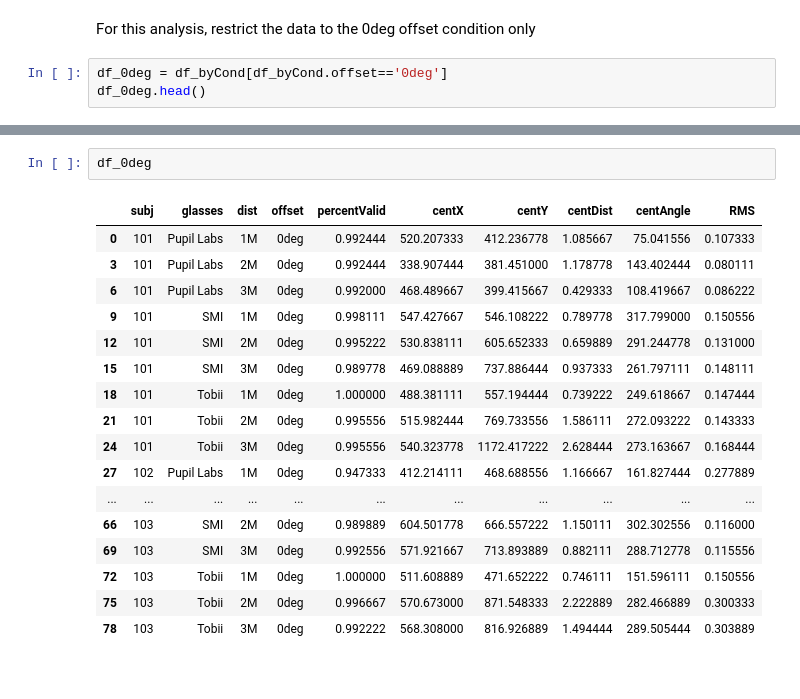
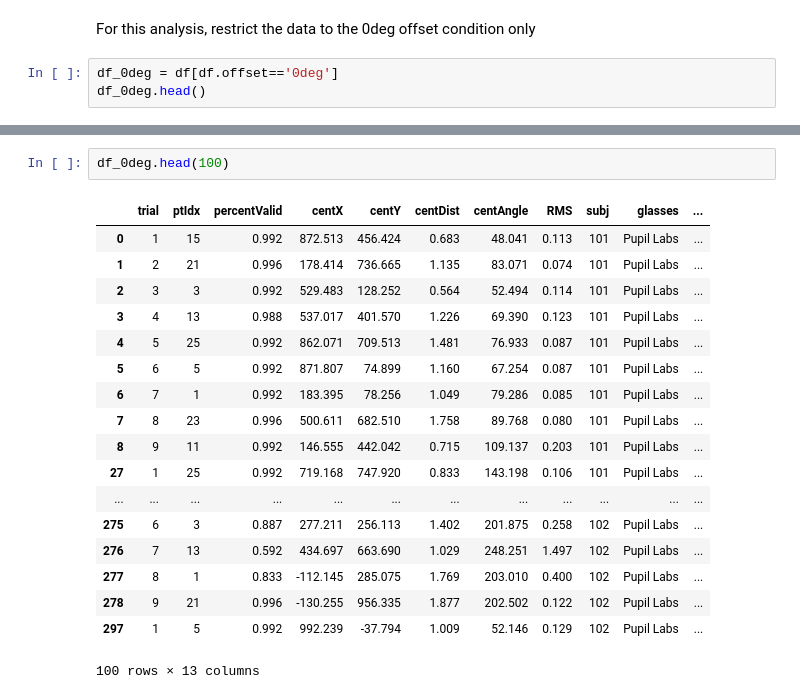
Before and after one commit to jeffmacinnes/glassesCalibration, a Jupyter notebook: analysis/calibrationAnalyses.ipynb, the cells around one changed output, grey strips where cells are left out. Cells and saved outputs as stored; diff of their text form.

```diff
--- a/analysis/calibrationAnalyses.ipynb
+++ b/analysis/calibrationAnalyses.ipynb
@@ -206,6 +206,6 @@ ax[1].set_ylim(0, .5)
 # %% [markdown]
 For this analysis, restrict the data to the 0deg offset condition only
 # %%
-df_0deg = df_byCond[df_byCond.offset=='0deg']
+df_0deg = df[df.offset=='0deg']
 df_0deg.head()
 # %% [output]
@@ -263,20 +289,21 @@ ax[1].set_ylim(0,.8)
 # %%
-df_0deg
+df_0deg.head(100)
 # %% [output]
-|  | subj | glasses | dist | offset | percentValid | centX | centY | centDist | centAngle | RMS |
-| 0 | 101 | Pupil Labs | 1M | 0deg | 0.992444 | 520.207333 | 412.236778 | 1.085667 | 75.041556 | 0.107333 |
-| 3 | 101 | Pupil Labs | 2M | 0deg | 0.992444 | 338.907444 | 381.451000 | 1.178778 | 143.402444 | 0.080111 |
-| 6 | 101 | Pupil Labs | 3M | 0deg | 0.992000 | 468.489667 | 399.415667 | 0.429333 | 108.419667 | 0.086222 |
-| 9 | 101 | SMI | 1M | 0deg | 0.998111 | 547.427667 | 546.108222 | 0.789778 | 317.799000 | 0.150556 |
-| 12 | 101 | SMI | 2M | 0deg | 0.995222 | 530.838111 | 605.652333 | 0.659889 | 291.244778 | 0.131000 |
-| 15 | 101 | SMI | 3M | 0deg | 0.989778 | 469.088889 | 737.886444 | 0.937333 | 261.797111 | 0.148111 |
-| 18 | 101 | Tobii | 1M | 0deg | 1.000000 | 488.381111 | 557.194444 | 0.739222 | 249.618667 | 0.147444 |
-| 21 | 101 | Tobii | 2M | 0deg | 0.995556 | 515.982444 | 769.733556 | 1.586111 | 272.093222 | 0.143333 |
-| 24 | 101 | Tobii | 3M | 0deg | 0.995556 | 540.323778 | 1172.417222 | 2.628444 | 273.163667 | 0.168444 |
-| 27 | 102 | Pupil Labs | 1M | 0deg | 0.947333 | 412.214111 | 468.688556 | 1.166667 | 161.827444 | 0.277889 |
-| ... | ... | ... | ... | ... | ... | ... | ... | ... | ... | ... |
-| 66 | 103 | SMI | 2M | 0deg | 0.989889 | 604.501778 | 666.557222 | 1.150111 | 302.302556 | 0.116000 |
-| 69 | 103 | SMI | 3M | 0deg | 0.992556 | 571.921667 | 713.893889 | 0.882111 | 288.712778 | 0.115556 |
-| 72 | 103 | Tobii | 1M | 0deg | 1.000000 | 511.608889 | 471.652222 | 0.746111 | 151.596111 | 0.150556 |
-| 75 | 103 | Tobii | 2M | 0deg | 0.996667 | 570.673000 | 871.548333 | 2.222889 | 282.466889 | 0.300333 |
-| 78 | 103 | Tobii | 3M | 0deg | 0.992222 | 568.308000 | 816.926889 | 1.494444 | 289.505444 | 0.303889 |
+|  | trial | ptIdx | percentValid | centX | centY | centDist | centAngle | RMS | subj | glasses | ... |
+| 0 | 1 | 15 | 0.992 | 872.513 | 456.424 | 0.683 | 48.041 | 0.113 | 101 | Pupil Labs | ... |
+| 1 | 2 | 21 | 0.996 | 178.414 | 736.665 | 1.135 | 83.071 | 0.074 | 101 | Pupil Labs | ... |
+| 2 | 3 | 3 | 0.992 | 529.483 | 128.252 | 0.564 | 52.494 | 0.114 | 101 | Pupil Labs | ... |
+| 3 | 4 | 13 | 0.988 | 537.017 | 401.570 | 1.226 | 69.390 | 0.123 | 101 | Pupil Labs | ... |
+| 4 | 5 | 25 | 0.992 | 862.071 | 709.513 | 1.481 | 76.933 | 0.087 | 101 | Pupil Labs | ... |
+| 5 | 6 | 5 | 0.992 | 871.807 | 74.899 | 1.160 | 67.254 | 0.087 | 101 | Pupil Labs | ... |
+| 6 | 7 | 1 | 0.992 | 183.395 | 78.256 | 1.049 | 79.286 | 0.085 | 101 | Pupil Labs | ... |
+| 7 | 8 | 23 | 0.996 | 500.611 | 682.510 | 1.758 | 89.768 | 0.080 | 101 | Pupil Labs | ... |
+| 8 | 9 | 11 | 0.992 | 146.555 | 442.042 | 0.715 | 109.137 | 0.203 | 101 | Pupil Labs | ... |
+| 27 | 1 | 25 | 0.992 | 719.168 | 747.920 | 0.833 | 143.198 | 0.106 | 101 | Pupil Labs | ... |
+| ... | ... | ... | ... | ... | ... | ... | ... | ... | ... | ... | ... |
+| 275 | 6 | 3 | 0.887 | 277.211 | 256.113 | 1.402 | 201.875 | 0.258 | 102 | Pupil Labs | ... |
+| 276 | 7 | 13 | 0.592 | 434.697 | 663.690 | 1.029 | 248.251 | 1.497 | 102 | Pupil Labs | ... |
+| 277 | 8 | 1 | 0.833 | -112.145 | 285.075 | 1.769 | 203.010 | 0.400 | 102 | Pupil Labs | ... |
+| 278 | 9 | 21 | 0.996 | -130.255 | 956.335 | 1.877 | 202.502 | 0.122 | 102 | Pupil Labs | ... |
+| 297 | 1 | 5 | 0.992 | 992.239 | -37.794 | 1.009 | 52.146 | 0.129 | 102 | Pupil Labs | ... |
+100 rows × 13 columns
```
Also changed, not shown: parts of 6 cells of this notebook.
